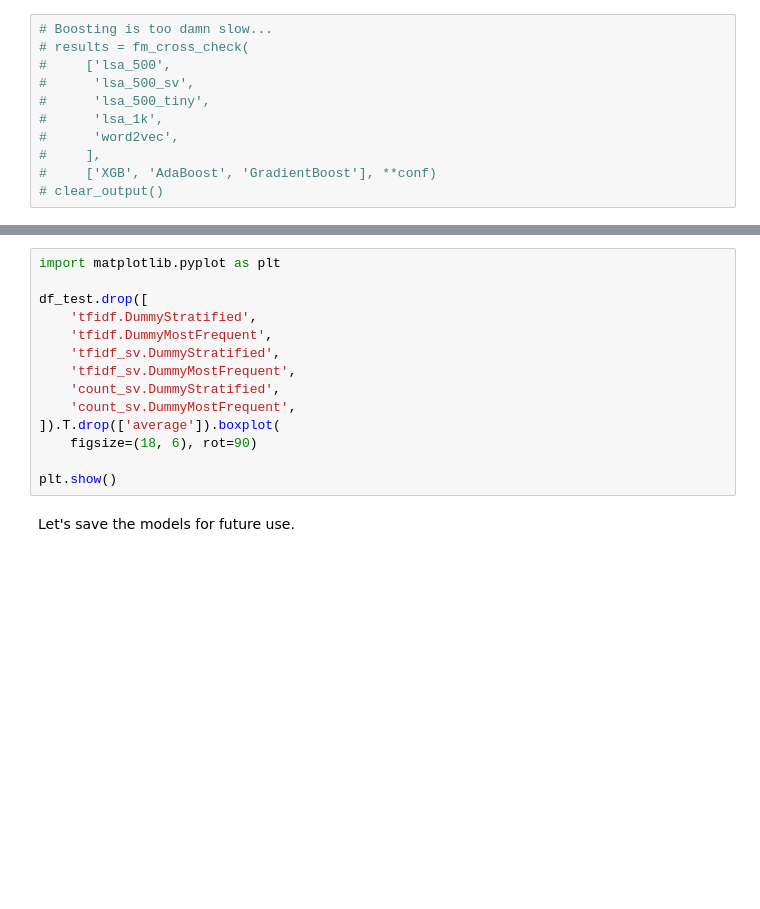
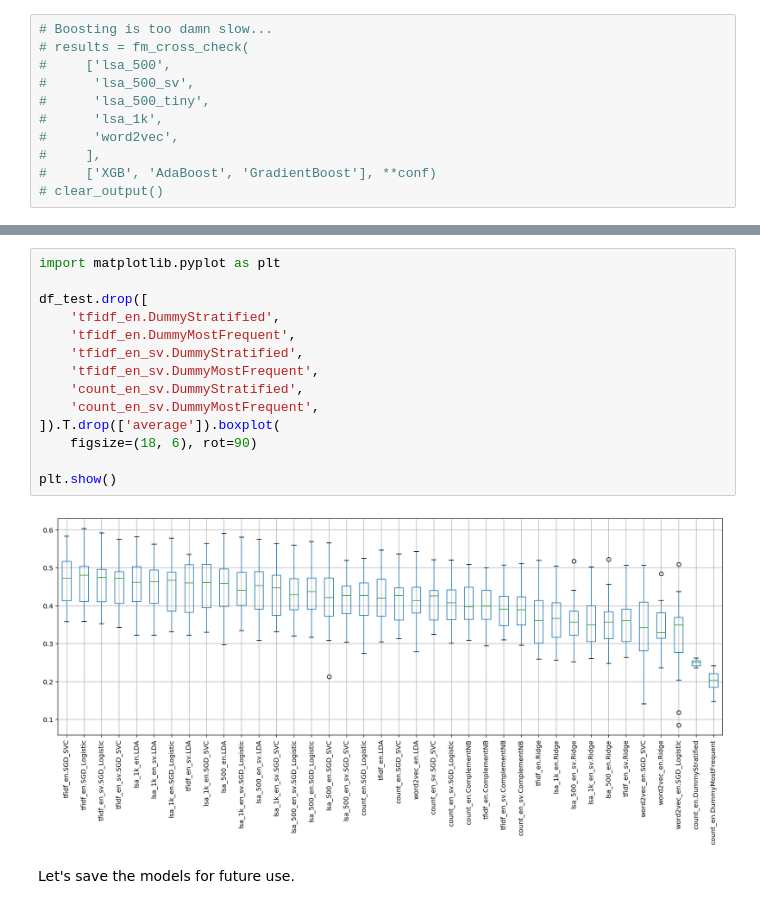
Before and after one commit to ktmud/fsauor2018, a Jupyter notebook: notebooks/2. Model Selection (English).ipynb, the cells around one changed output, grey strips where cells are left out. Cells and saved outputs as stored; diff of their text form; blank space fills up the shorter version.

```diff
--- a/notebooks/2. Model Selection (English).ipynb
+++ b/notebooks/2. Model Selection (English).ipynb
@@ -448,17 +472,19 @@ df_test_time
 # %%
 import matplotlib.pyplot as plt
 
 df_test.drop([
-    'tfidf.DummyStratified',
-    'tfidf.DummyMostFrequent',
-    'tfidf_sv.DummyStratified',
-    'tfidf_sv.DummyMostFrequent',
-    'count_sv.DummyStratified',
-    'count_sv.DummyMostFrequent',
+    'tfidf_en.DummyStratified',
+    'tfidf_en.DummyMostFrequent',
+    'tfidf_en_sv.DummyStratified',
+    'tfidf_en_sv.DummyMostFrequent',
+    'count_en_sv.DummyStratified',
+    'count_en_sv.DummyMostFrequent',
 ]).T.drop(['average']).boxplot(
     figsize=(18, 6), rot=90)
 
 plt.show()
+# %% [output]
+[figure, added]
 # %% [markdown]
 Let's save the models for future use.
 # %%
```
Also changed, not shown: parts of 8 cells of this notebook, 8 other files.
